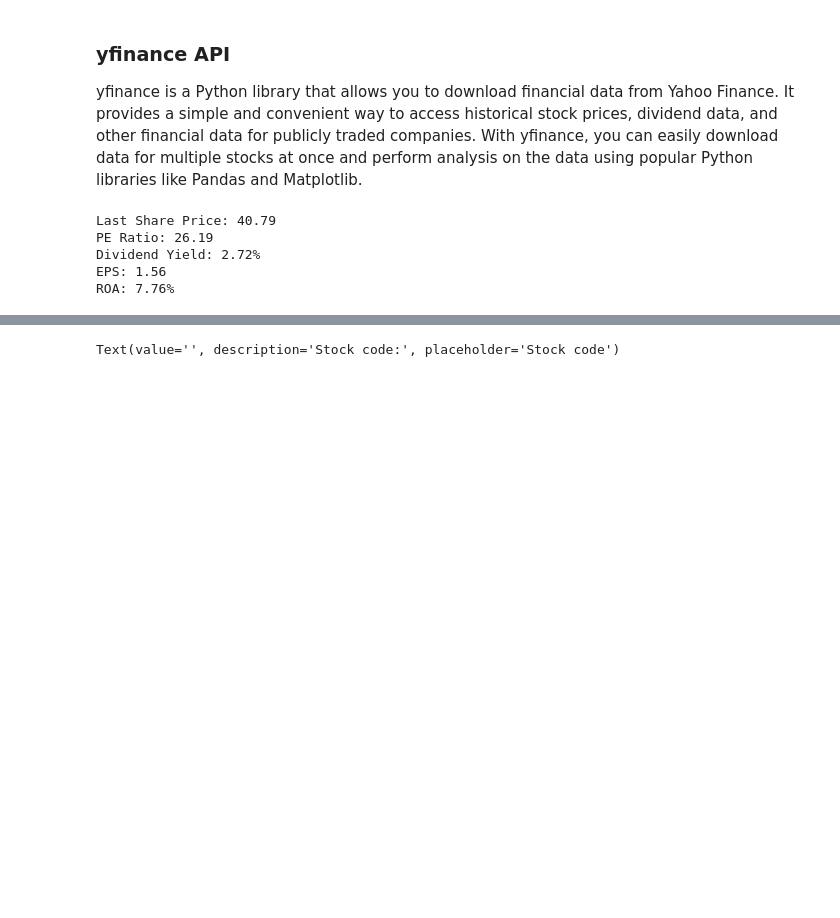
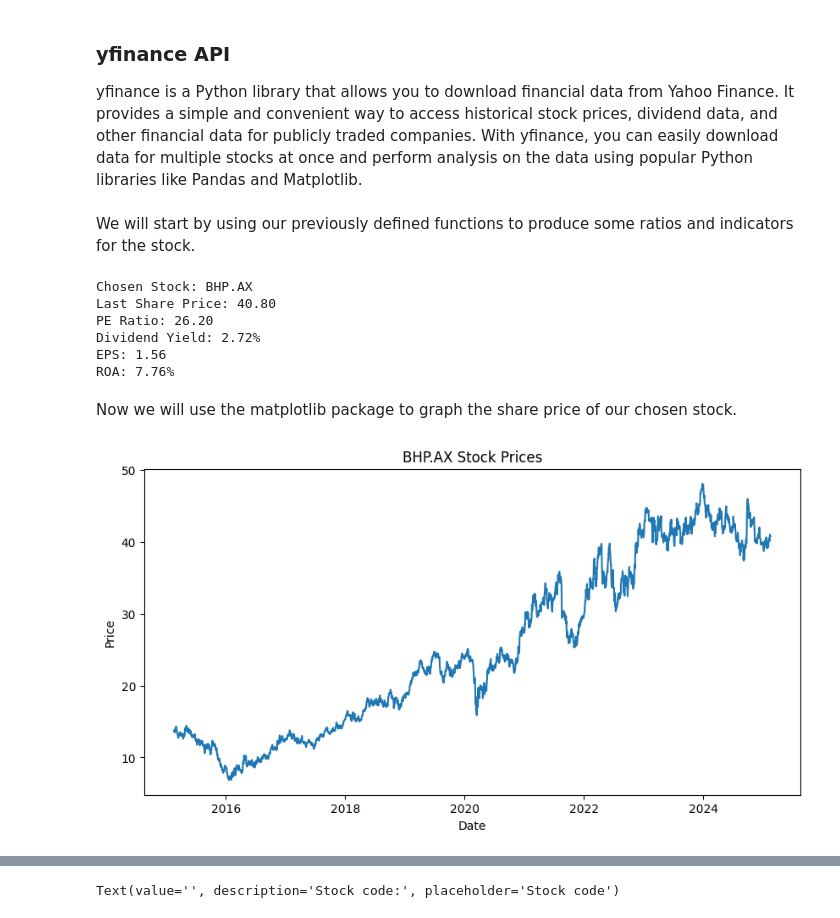
Before and after one commit to tom-scriven/FINM3422_Group_59_Project_1, a Jupyter notebook: lecture.ipynb, the cells around one changed output, grey strips where cells are left out. Drawn from its saved outputs; the diff is of its cells as text; code cells hidden in the pictures; blank space fills up the shorter version.

Commit message:
Added stock price graph

```diff
--- a/lecture.ipynb
+++ b/lecture.ipynb
@@ -116,32 +116,56 @@ The stock market.
 # %% [markdown]
 ### yfinance API
 yfinance is a Python library that allows you to download financial data from Yahoo Finance. It provides a simple and convenient way to access historical stock prices, dividend data, and other financial data for publicly traded companies. With yfinance, you can easily download data for multiple stocks at once and perform analysis on the data using popular Python libraries like Pandas and Matplotlib.
+# %% [markdown]
+We will start by using our previously defined functions to produce some ratios and indicators for the stock.
 # %%
 import yfinance as yf
 
-TICKER = "BHP.AX"
+# Take user input for ticker
+TICKER = input('Enter a stock ticker (e.g. BHP.AX): ').upper()
 
-stock = yf.Ticker(TICKER)
-stock_prices = stock.history(period="1mo")
-stock_info = stock.info
-stock_financials = stock.financials
-stock_balance_sheet = stock.balance_sheet
+try:
+    # Get stock information
+    stock = yf.Ticker(TICKER)
+    stock_prices = stock.history(period="10y")
+    stock_info = stock.info
+    stock_financials = stock.financials
+    stock_balance_sheet = stock.balance_sheet
 
-last_price = stock_prices['Close'].iloc[-1]
-earnings = stock_financials.loc["Net Income"].iloc[0]
-dividend = stock_info['lastDividendValue']
-shares_outstanding = stock_info['sharesOutstanding']
-total_assets = (stock_balance_sheet.loc["Total Assets"].iloc[0] + stock_balance_sheet.loc["Total Assets"].iloc[1]) / 2
+    # Extract relevant information
+    last_price = stock_prices['Close'].iloc[-1]
+    earnings = stock_financials.loc["Net Income"].iloc[0]
+    dividend = stock_info['lastDividendValue']
+    shares_outstanding = stock_info['sharesOutstanding']
+    total_assets = (stock_balance_sheet.loc["Total Assets"].iloc[0] + stock_balance_sheet.loc["Total Assets"].iloc[1]) / 2
+
+    dividend_yield = calculate_dividend_yield(dividend, last_price) * 100
+    eps = calculate_eps(earnings, shares_outstanding)
+    pe_ratio = calculate_pe_ratio(last_price, eps)
+    roa = calculate_roa(earnings, total_assets) * 100
+
+except Exception as e:
+    print(f"Error: {e}")
+
+print(f"Chosen Stock: {TICKER} \nLast Share Price: {last_price:.2f} \nPE Ratio: {pe_ratio:.2f} \nDividend Yield: {dividend_yield:.2f}% \nEPS: {eps:.2f} \nROA: {roa:.2f}%")
+# %% [output]
+Chosen Stock: BHP.AX
+Last Share Price: 40.80
+PE Ratio: 26.20
+Dividend Yield: 2.72%
+EPS: 1.56
+ROA: 7.76%
-# %%
-dividend_yield = calculate_dividend_yield(dividend, last_price) * 100
-eps = calculate_eps(earnings, shares_outstanding)
-pe_ratio = calculate_pe_ratio(last_price, eps)
-roa = calculate_roa(earnings, total_assets) * 100
-
-print(f"Last Share Price: {last_price:.2f} \nPE Ratio: {pe_ratio:.2f} \nDividend Yield: {dividend_yield:.2f}% \nEPS: {eps:.2f} \nROA: {roa:.2f}%")
-# %% [output]
-Last Share Price: 40.79
-PE Ratio: 26.19
-Dividend Yield: 2.72%
-EPS: 1.56
-ROA: 7.76%
+# %% [markdown]
+Now we will use the matplotlib package to graph the share price of our chosen stock.
+# %%
+import matplotlib.pyplot as plt
+
+# Plot the stock prices
+plt.figure(figsize=(10, 5))
+plt.plot(stock_prices['Close'])
+plt.title(f"{TICKER} Stock Prices")
+plt.xlabel("Date")
+plt.ylabel("Price")
+plt.show()
+# %% [output]
+[figure, added]
```
Also changed, not shown: parts of 3 cells of this notebook, 2 other files.
